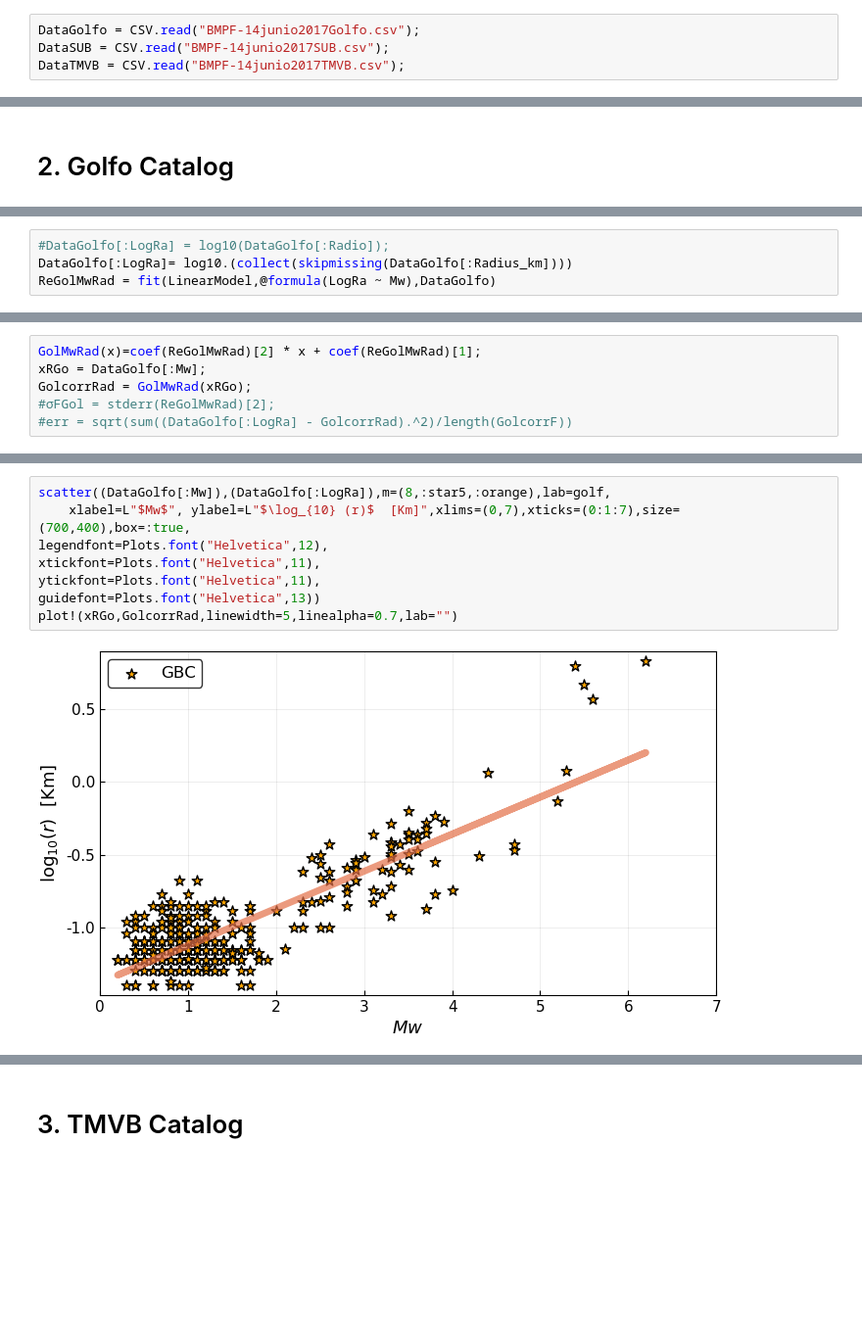
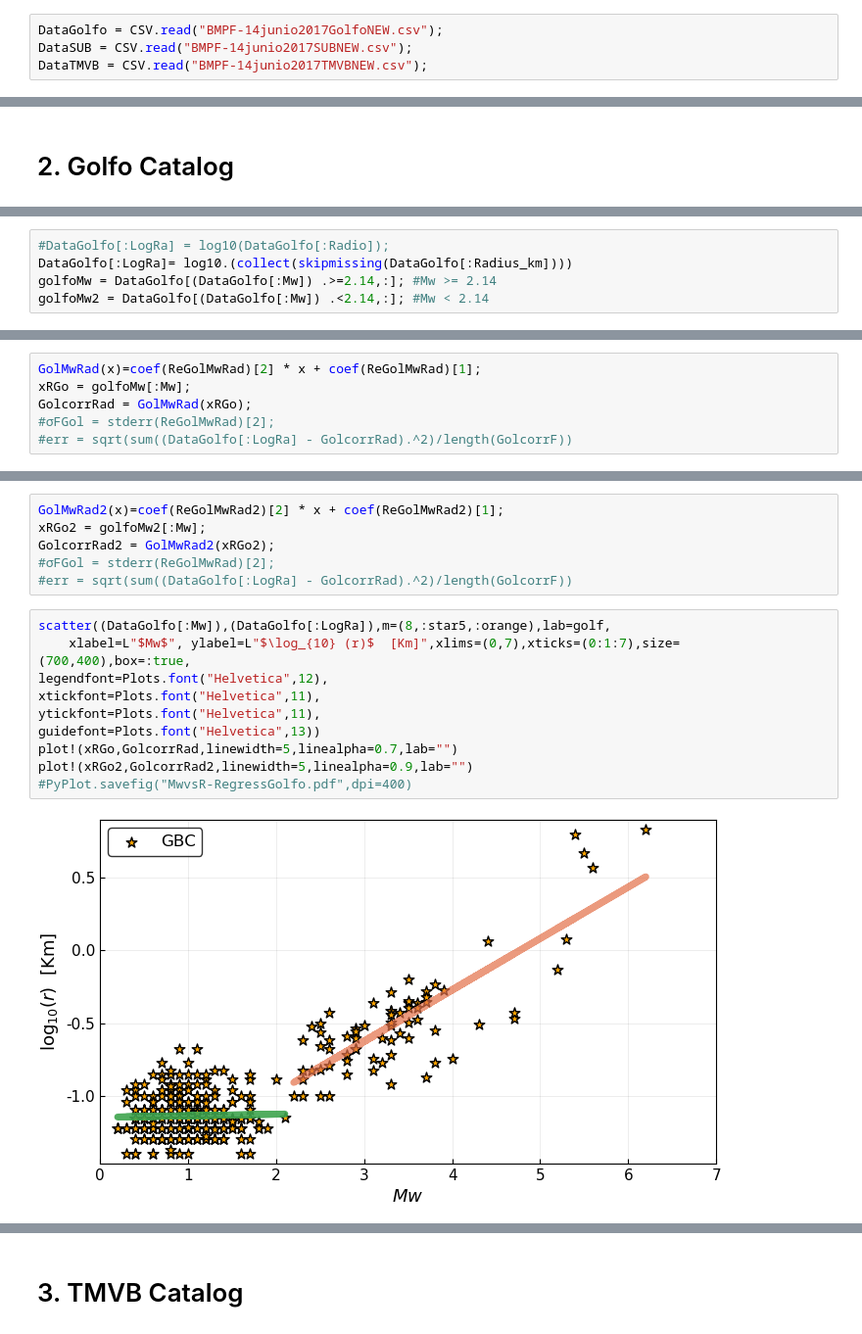
Before and after one commit to CGEOUNAM/MexicanEarthquakeDatabase, a Jupyter notebook: SubCatalog-Regression-Subplot.ipynb, the cells around one changed output, grey strips where cells are left out. Shown: that part at 98% size. Drawn from its saved outputs; the diff is of its cells as text; blank space fills up the shorter version.

```diff
--- a/SubCatalog-Regression-Subplot.ipynb
+++ b/SubCatalog-Regression-Subplot.ipynb
@@ -16,9 +17,9 @@ pyplot()
 # %% [output]
 Plots.PyPlotBackend()
 # %%
-DataGolfo = CSV.read("BMPF-14junio2017Golfo.csv");
-DataSUB = CSV.read("BMPF-14junio2017SUB.csv");
-DataTMVB = CSV.read("BMPF-14junio2017TMVB.csv");
+DataGolfo = CSV.read("BMPF-14junio2017GolfoNEW.csv");
+DataSUB = CSV.read("BMPF-14junio2017SUBNEW.csv");
+DataTMVB = CSV.read("BMPF-14junio2017TMVBNEW.csv");
 # %%
 display(DataGolfo)
 display(DataSUB)
@@ -207,4 +290,5 @@ plot!(xFGo,GolcorrF,linewidth=5,linealpha=0.7,lab="")
 # %%
 #DataGolfo[:LogRa] = log10(DataGolfo[:Radio]);
 DataGolfo[:LogRa]= log10.(collect(skipmissing(DataGolfo[:Radius_km])))
-ReGolMwRad = fit(LinearModel,@formula(LogRa ~ Mw),DataGolfo)
+golfoMw = DataGolfo[(DataGolfo[:Mw]) .>=2.14,:]; #Mw >= 2.14
+golfoMw2 = DataGolfo[(DataGolfo[:Mw]) .<2.14,:]; #Mw < 2.14
@@ -220,6 +306,6 @@ Magnitud     0.255237 0.00880023  29.0034   <1e-95
 # %%
 GolMwRad(x)=coef(ReGolMwRad)[2] * x + coef(ReGolMwRad)[1];
-xRGo = DataGolfo[:Mw];
+xRGo = golfoMw[:Mw];
 GolcorrRad = GolMwRad(xRGo);
 #σFGol = stderr(ReGolMwRad)[2];
 #err = sqrt(sum((DataGolfo[:LogRa] - GolcorrRad).^2)/length(GolcorrF))
@@ -226,13 +323,21 @@ GolcorrRad = GolMwRad(xRGo);
+# %%
+GolMwRad2(x)=coef(ReGolMwRad2)[2] * x + coef(ReGolMwRad2)[1];
+xRGo2 = golfoMw2[:Mw];
+GolcorrRad2 = GolMwRad2(xRGo2);
+#σFGol = stderr(ReGolMwRad)[2];
+#err = sqrt(sum((DataGolfo[:LogRa] - GolcorrRad).^2)/length(GolcorrF))
 # %%
 scatter((DataGolfo[:Mw]),(DataGolfo[:LogRa]),m=(8,:star5,:orange),lab=golf,
     xlabel=L"$Mw$", ylabel=L"$\log_{10} (r)$  [Km]",xlims=(0,7),xticks=(0:1:7),size=(700,400),box=:true,
 legendfont=Plots.font("Helvetica",12),
 xtickfont=Plots.font("Helvetica",11),
 ytickfont=Plots.font("Helvetica",11),
 guidefont=Plots.font("Helvetica",13))
 plot!(xRGo,GolcorrRad,linewidth=5,linealpha=0.7,lab="")
+plot!(xRGo2,GolcorrRad2,linewidth=5,linealpha=0.9,lab="")
+#PyPlot.savefig("MwvsR-RegressGolfo.pdf",dpi=400)
 # %% [output]
-[figure, old version]
+[figure, new version]
 # %%
 Golf2 = DataGolfo[(DataGolfo[:Displacement_m]) .> 0,:]; # Remove Despla <  0
 #Golf2[:LogD] = log10(Golf2[:Desplamiento]);
```
Also changed, not shown: parts of 44 cells of this notebook, 2 other files.
